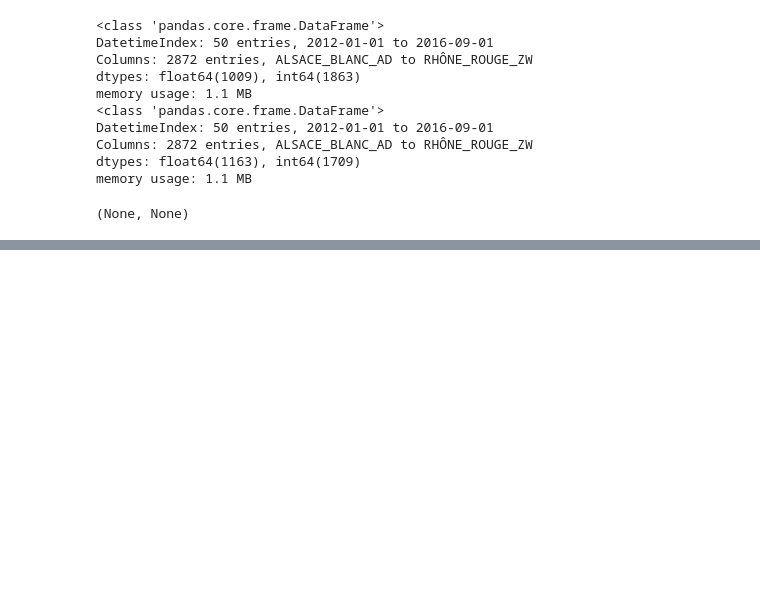
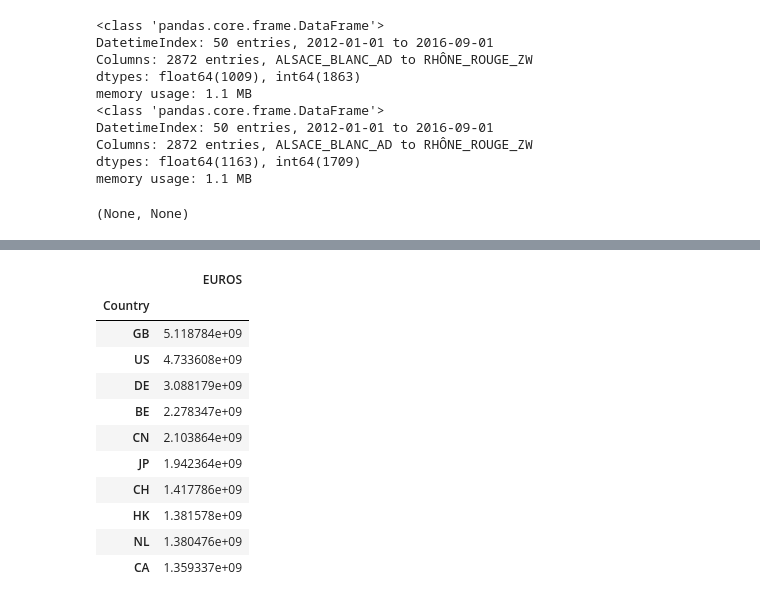
Before and after one commit to antoinecarme/TimeSeriesData, a Jupyter notebook: Stat_FR_CommExt/merged/French_Wine_Export.ipynb, the cells around one changed output, grey strips where cells are left out. Drawn from its saved outputs; the diff is of its cells as text; code cells hidden in the pictures; blank space fills up the shorter version.

```diff
--- a/Stat_FR_CommExt/merged/French_Wine_Export.ipynb
+++ b/Stat_FR_CommExt/merged/French_Wine_Export.ipynb
@@ -279,0 +296,15 @@ df_kgs.to_csv('French_Wine_Export_in_Kgs.csv');
+# %%
+country_values_10_best.head(10)
+# %% [output]
+|  | EUROS |
+| Country |  |
+| GB | 5.118784e+09 |
+| US | 4.733608e+09 |
+| DE | 3.088179e+09 |
+| BE | 2.278347e+09 |
+| CN | 2.103864e+09 |
+| JP | 1.942364e+09 |
+| CH | 1.417786e+09 |
+| HK | 1.381578e+09 |
+| NL | 1.380476e+09 |
+| CA | 1.359337e+09 |
```
Also changed, not shown: parts of 11 cells of this notebook, 2 other files.
